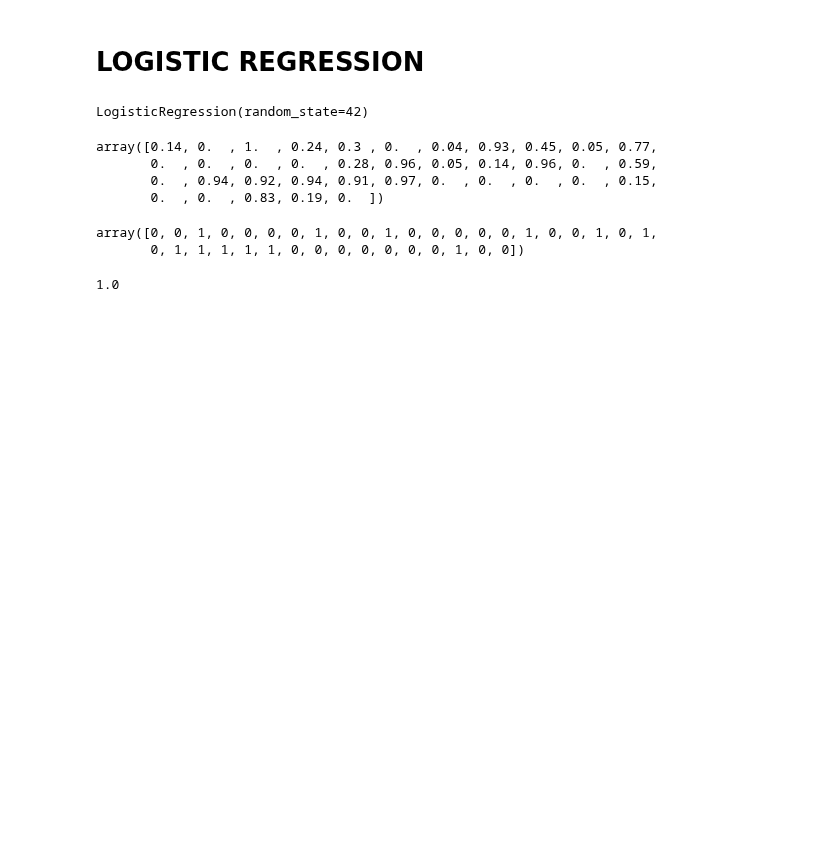
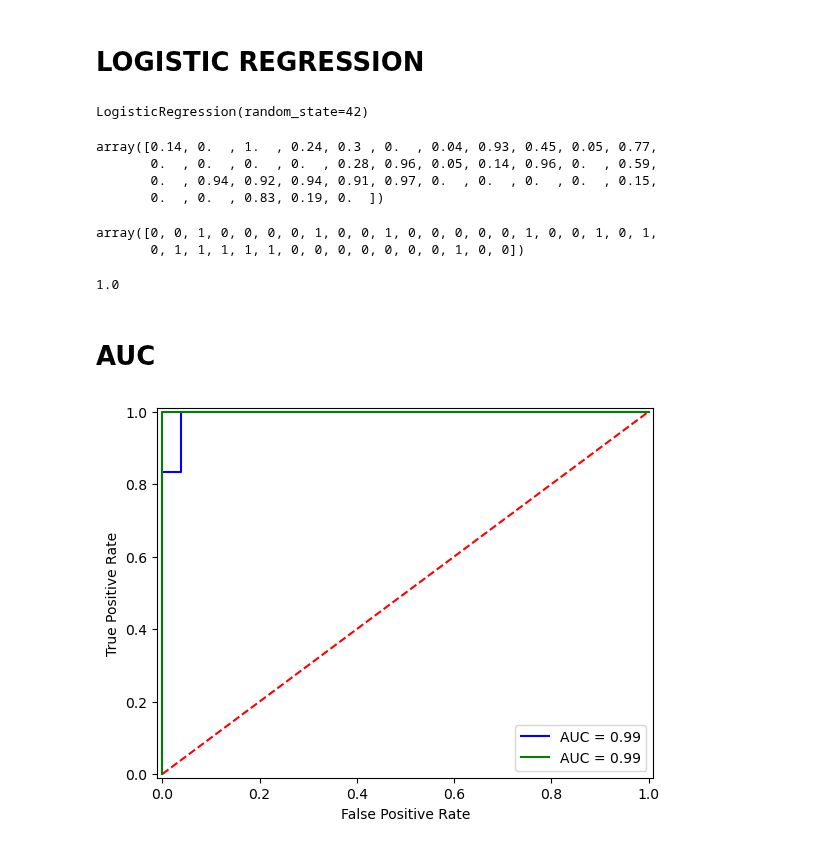
Before and after one commit to sparshsah/foggy-demo, a Jupyter notebook: demo/stats/eda-play.ipynb, the cells around one changed output. Drawn from its saved outputs; the diff is of its cells as text; code cells hidden in the pictures; blank space fills up the shorter version.

```diff
--- a/demo/stats/eda-play.ipynb
+++ b/demo/stats/eda-play.ipynb
@@ -232,3 +234,5 @@ array([0, 0, 1, 0, 0, 0, 0, 1, 0, 0, 1, 0, 0, 0, 0, 0, 1, 0, 0, 1, 0, 1,
 accuracy_score(y_true=y_test, y_pred=y_pred_log_reg)
 # %% [output]
 1.0
+# %% [markdown]
+# AUC
@@ -234,0 +241,18 @@ accuracy_score(y_true=y_test, y_pred=y_pred_log_reg)
+# %%
+fpr_ols_reg, tpr_ols_reg, _ = roc_curve(y_true=y_test, y_score=y_pred_proba_ols_reg)
+roc_auc_ols_reg = auc(fpr_ols_reg, tpr_ols_reg)
+
+fpr_log_reg, tpr_log_reg, _ = roc_curve(y_true=y_test, y_score=y_pred_proba_log_reg)
+roc_auc_log_reg = auc(fpr_log_reg, tpr_log_reg)
+# %%
+plt.plot([0, 1], [0, 1], 'r--')
+plt.plot(fpr_ols_reg, tpr_ols_reg, 'blue', label = 'AUC = %0.2f' % roc_auc_ols_reg)
+plt.plot(fpr_log_reg, tpr_log_reg, 'green', label = 'AUC = %0.2f' % roc_auc_ols_reg)
+plt.legend(loc = 'lower right')
+plt.xlim([-0.01, 1.01])
+plt.ylim([-0.01, 1.01])
+plt.xlabel('False Positive Rate')
+plt.ylabel('True Positive Rate')
+plt.show()
+# %% [output]
+[figure, added]
```
Also changed, not shown: parts of 2 cells of this notebook.
